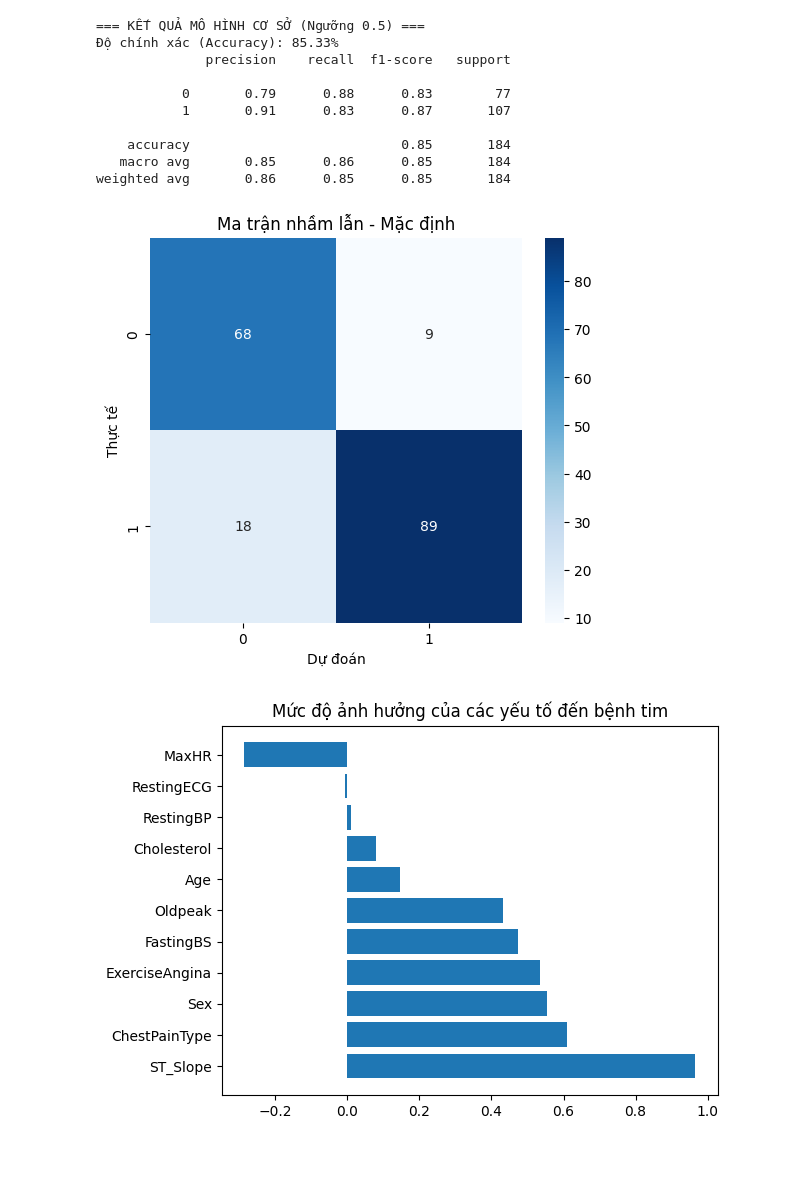
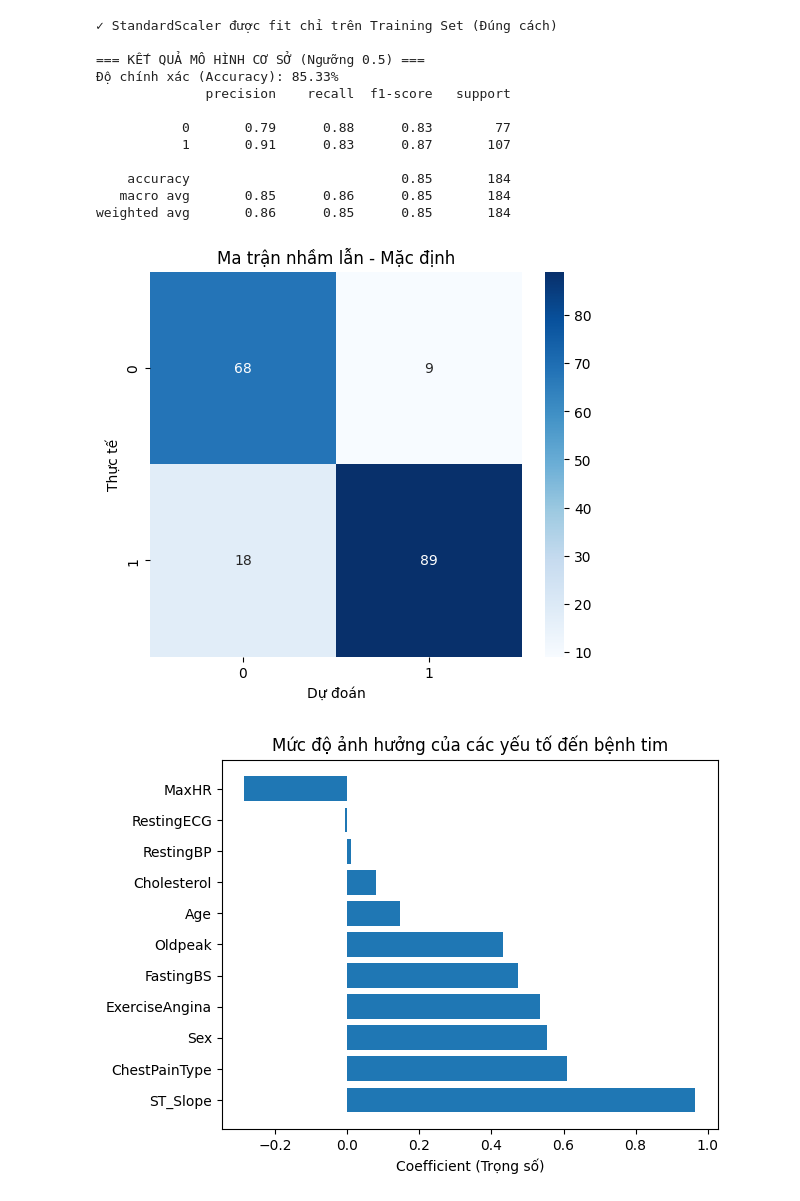
Before and after one commit to MaiKhoa0101/MLProject, a Jupyter notebook: main2.ipynb, the cells around one changed output. Saved outputs shown, nothing was run; the diff lists cells and outputs as text; code cells hidden in the pictures; blank space fills up the shorter version.

```diff
--- a/main2.ipynb
+++ b/main2.ipynb
@@ -51,59 +77,59 @@ Kích thước dữ liệu tổng hợp: (918, 12)
 # %%
-# --- BƯỚC 4: CHUẨN BỊ DỮ LIỆU HUẤN LUYỆN ---
-X = df_final.drop('HeartDisease', axis=1)
-y = df_final['HeartDisease']
+# --- BƯỚC 4: CHUẨN HÓA DỮ LIỆU (STANDARD SCALING) ---
+# Fit scaler CHỈ trên training set, sau đó transform cả train và test
 
-# Chia tập dữ liệu 80% Train - 20% Test
-X_train, X_test, y_train, y_test = train_test_split(X, y, test_size=0.2, random_state=42)
+scaler = StandardScaler()
+X_train_scaled = scaler.fit_transform(X_train)  # Fit trên Train, sau đó transform
+X_test_scaled = scaler.transform(X_test)        # CHỈ transform Test (không fit)
 
-# Chuẩn hóa dữ liệu (Standard Scaling)
-scaler = StandardScaler()
-X_train_scaled = scaler.fit_transform(X_train)
-X_test_scaled = scaler.transform(X_test)
+print("✓ StandardScaler được fit chỉ trên Training Set (Đúng cách)")
 
 # --- BƯỚC 5: HUẤN LUYỆN LOGISTIC REGRESSION ---
-model = LogisticRegression()
+model = LogisticRegression(random_state=42, max_iter=1000)
 model.fit(X_train_scaled, y_train)
 
 # --- BƯỚC 6: ĐÁNH GIÁ MẶC ĐỊNH (Ngưỡng 0.5) ---
 y_pred = model.predict(X_test_scaled)
 
-print("=== KẾT QUẢ MÔ HÌNH CƠ SỞ (Ngưỡng 0.5) ===")
+print("\n=== KẾT QUẢ MÔ HÌNH CƠ SỞ (Ngưỡng 0.5) ===")
 print(f"Độ chính xác (Accuracy): {accuracy_score(y_test, y_pred) * 100:.2f}%")
 print(classification_report(y_test, y_pred))
 
 # Vẽ Confusion Matrix
 plt.figure(figsize=(6, 5))
 sns.heatmap(confusion_matrix(y_test, y_pred), annot=True, fmt='d', cmap='Blues')
 plt.title('Ma trận nhầm lẫn - Mặc định')
 plt.ylabel('Thực tế')
 plt.xlabel('Dự đoán')
 plt.show()
 
 importance = model.coef_[0]
-feature_names = X.columns
+feature_names = X_train.columns
 
 # Tạo DataFrame để dễ quan sát
 feature_importance = pd.DataFrame({'Feature': feature_names, 'Importance': importance})
 feature_importance = feature_importance.sort_values(by='Importance', ascending=False)
 
 # Vẽ biểu đồ
 plt.barh(feature_importance['Feature'], feature_importance['Importance'])
 plt.title('Mức độ ảnh hưởng của các yếu tố đến bệnh tim')
+plt.xlabel('Coefficient (Trọng số)')
 plt.show()
 # %% [output]
+✓ StandardScaler được fit chỉ trên Training Set (Đúng cách)
+
 === KẾT QUẢ MÔ HÌNH CƠ SỞ (Ngưỡng 0.5) ===
 Độ chính xác (Accuracy): 85.33%
               precision    recall  f1-score   support
 
            0       0.79      0.88      0.83        77
            1       0.91      0.83      0.87       107
 
     accuracy                           0.85       184
    macro avg       0.85      0.86      0.85       184
 weighted avg       0.86      0.85      0.85       184
 [figure]
-[figure, old version]
+[figure, new version]
 # %%
 # --- BƯỚC 7: TỐI ƯU HÓA NGƯỠNG (THRESHOLD TUNING) ---
 
```
Also changed, not shown: parts of 8 cells of this notebook, 2 other files.
